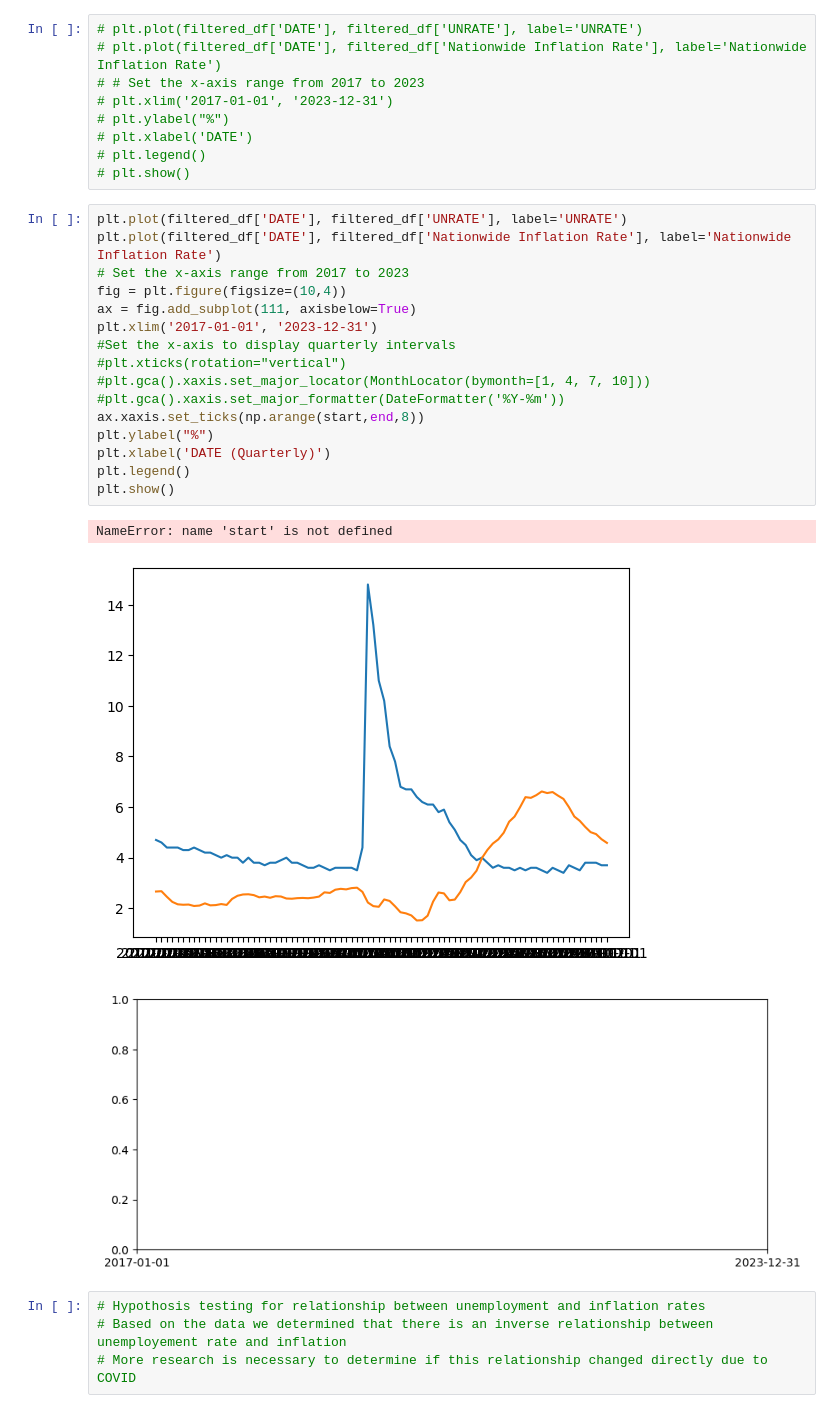
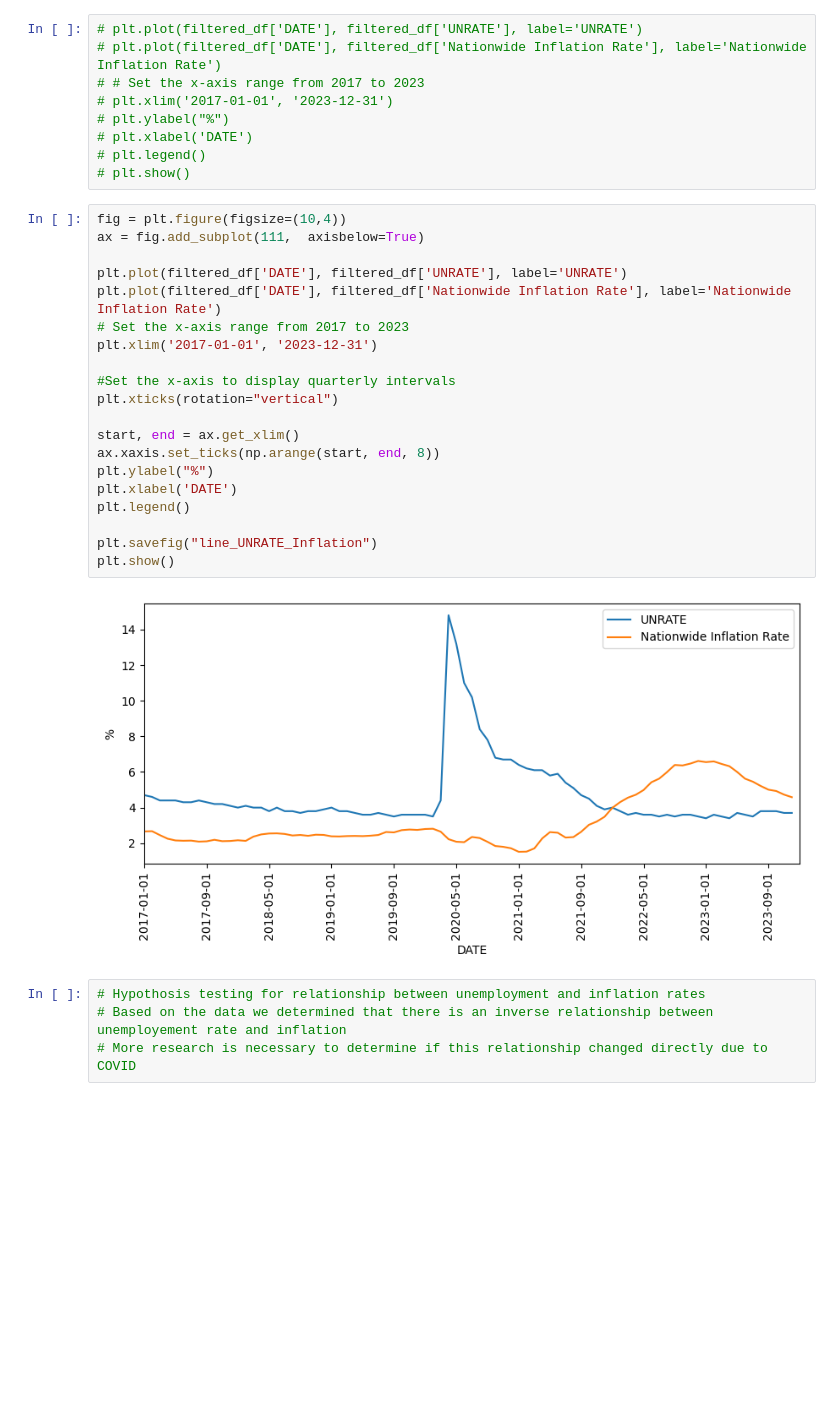
Before and after one commit to ElZackoGrande/Project1_Group2, a Jupyter notebook: Joel_Fred_Data_clean/Working Dataframe through Fred - NO API-Copy1.ipynb, the cells around one changed output. Cells and saved outputs as stored; diff of their text form; blank space fills up the shorter version.

```diff
--- a/Joel_Fred_Data_clean/Working Dataframe through Fred - NO API-Copy1.ipynb
+++ b/Joel_Fred_Data_clean/Working Dataframe through Fred - NO API-Copy1.ipynb
@@ -138,25 +140,27 @@ plt.show
 # plt.legend()
 # plt.show()
 # %%
+fig = plt.figure(figsize=(10,4))
+ax = fig.add_subplot(111,  axisbelow=True)
+
 plt.plot(filtered_df['DATE'], filtered_df['UNRATE'], label='UNRATE')
 plt.plot(filtered_df['DATE'], filtered_df['Nationwide Inflation Rate'], label='Nationwide Inflation Rate')
 # Set the x-axis range from 2017 to 2023
-fig = plt.figure(figsize=(10,4))
-ax = fig.add_subplot(111, axisbelow=True)
 plt.xlim('2017-01-01', '2023-12-31')
+
 #Set the x-axis to display quarterly intervals
-#plt.xticks(rotation="vertical")
-#plt.gca().xaxis.set_major_locator(MonthLocator(bymonth=[1, 4, 7, 10]))
-#plt.gca().xaxis.set_major_formatter(DateFormatter('%Y-%m'))
-ax.xaxis.set_ticks(np.arange(start,end,8))
+plt.xticks(rotation="vertical")
+
+start, end = ax.get_xlim()
+ax.xaxis.set_ticks(np.arange(start, end, 8))
 plt.ylabel("%")
-plt.xlabel('DATE (Quarterly)')
+plt.xlabel('DATE')
 plt.legend()
+
+plt.savefig("line_UNRATE_Inflation")
 plt.show()
 # %% [output]
-NameError: name 'start' is not defined
-[figure, old version]
+[figure, new version]
-[figure, removed]
 # %%
 # Hypothosis testing for relationship between unemployment and inflation rates
 # Based on the data we determined that there is an inverse relationship between unemployement rate and inflation
```
Also changed, not shown: parts of 14 cells of this notebook, 10 other files.
